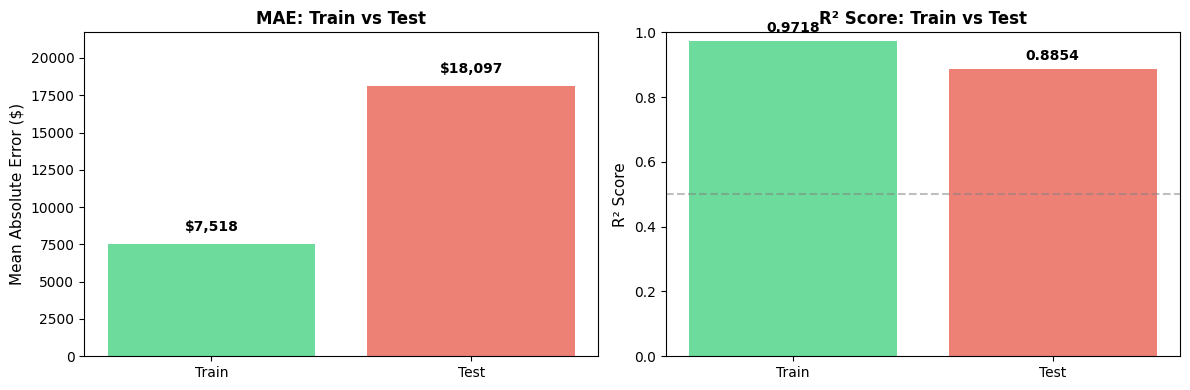
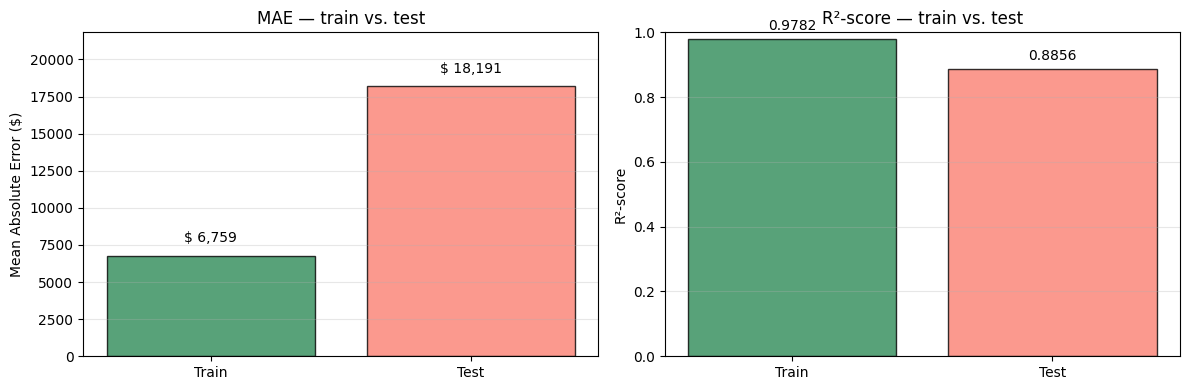
The notebook cell's code change between the first figure and the second:
--- before
+++ after
@@ -1,84 +1,79 @@
 # === STAP 7: Prestatiemetrics Berekenen ===
-# Doel: Twee metrics berekenen op zowel traindata als testdata
-# In: y_true, y_pred (voor zowel train als test)
-# Uit: MAE en R² scores voor beide sets
+
+from sklearn.model_selection import train_test_split
+from sklearn.metrics import mean_absolute_error, r2_score
+
+# Eén expliciete train/test-split (zelfde random_state als elders = consistent)
+X_train, X_test, y_train, y_test = train_test_split(
+    X, y, test_size=0.2, random_state=42
+)
+
+# Model trainen op de trainsplit en voorspellingen maken voor beide sets
+rf.fit(X_train, y_train)
+y_pred_train = rf.predict(X_train)
+y_pred_test  = rf.predict(X_test)
 
 # Metric 1: Mean Absolute Error (MAE)
-# Beschrijving: Gemiddeld absolute verschil tussen werkelijke en voorspelde waarden
-# Voordeel: Eenvoudig interpreteerbaar (in dezelfde eenheid als target)
-# Nadeel: Geeft niet meer gewicht aan grotere fouten
+# Beschrijving: gemiddeld absoluut verschil tussen werkelijke en voorspelde waarden
+# Voordeel: eenvoudig interpreteerbaar (zelfde eenheid als de target, hier $)
+# Nadeel: geeft grotere fouten niet extra gewicht
+mae_train = mean_absolute_error(y_train, y_pred_train)
+mae_test  = mean_absolute_error(y_test, y_pred_test)
 
-mae_train = mean_absolute_error(y_train, y_pred_train)
-mae_test = mean_absolute_error(y_test, y_pred_test)
-
-# Metric 2: R² Score (Coefficient of Determination)
-# Beschrijving: Proportie van variantie in y verklaard door het model
-# Voordeel: Tussen 0-1 (of negatief voor slechte modellen), schaalonafhankelijk
-# Nadeel: Begunstigt meer features, kan overfitting masker
-
+# Metric 2: R²-score (determinatiecoëfficiënt)
+# Beschrijving: aandeel van de variantie in y dat het model verklaart
+# Voordeel: schaalonafhankelijk, doorgaans tussen 0 en 1
+# Nadeel: stijgt bij meer features en kan overfitting maskeren
 r2_train = r2_score(y_train, y_pred_train)
-r2_test = r2_score(y_test, y_pred_test)
+r2_test  = r2_score(y_test, y_pred_test)
 
 # Samenvatting
-print("=" * 60)
-print("PRESTATIEMETRICS - TRAIN VS TEST")
-print("=" * 60)
-print("\nMetric 1: Mean Absolute Error (MAE)")
-print(f"  Train MAE: ${mae_train:,.2f}")
-print(f"  Test MAE:  ${mae_test:,.2f}")
-print(f"  Verschil:  ${abs(mae_test - mae_train):,.2f}")
+print('=' * 60)
+print('PRESTATIEMETRICS — TRAIN VS. TEST')
+print('=' * 60)
 
-print("\nMetric 2: R² Score")
-print(f"  Train R²: {r2_train:.4f}")
-print(f"  Test R²:  {r2_test:.4f}")
-print(f"  Verschil: {abs(r2_test - r2_train):.4f}")
+print('\nMetric 1: Mean Absolute Error (MAE)')
+print(f'  Train MAE : $ {mae_train:,.2f}')
+print(f'  Test MAE  : $ {mae_test:,.2f}')
+print(f'  Verschil  : $ {abs(mae_test - mae_train):,.2f}')
 
-# Analyse
-print("\n" + "=" * 60)
-print("ANALYSE:")
-print("=" * 60)
-if mae_test > mae_train * 1.1:
-    print("⚠️  Test MAE is hoger dan train MAE -> mogelijk overfit")
-else:
-    print("✓ MAE scores zijn vergelijkbaar -> goed generaliseren")
-
-if r2_test < r2_train * 0.95:
-    print("⚠️  Test R² is veel lager dan train R² -> mogelijk overfit")
-else:
-    print("✓ R² scores zijn vergelijkbaar -> goed generaliseren")
-
+print('\nMetric 2: R²-score')
+print(f'  Train R² : {r2_train:.4f}')
+print(f'  Test R²  : {r2_test:.4f}')
+print(f'  Verschil : {abs(r2_test - r2_train):.4f}')
 
 
 # === STAP 8: Visualisatie van Metrics ===
-# Doel: Visueel weergeven van train vs test performance
-# In: mae_train, mae_test, r2_train, r2_test
-# Uit: Twee grafieken ter vergelijking
+
+# Doel: train- vs. testprestatie visueel vergelijken
+# In  : mae_train, mae_test, r2_train, r2_test
+# Uit : twee grafieken ter vergelijking
 
 fig, axes = plt.subplots(1, 2, figsize=(12, 4))
 
-# Grafiek 1: MAE Vergelijking
 metrics_names = ['Train', 'Test']
+colors = ['seagreen', 'salmon']
+
+# Grafiek 1: MAE vergelijking
 mae_values = [mae_train, mae_test]
-colors = ['#2ecc71', '#e74c3c']
+axes[0].bar(metrics_names, mae_values, color=colors, edgecolor='black', alpha=0.8)
+axes[0].set_ylabel('Mean Absolute Error ($)')
+axes[0].set_title('MAE — train vs. test')
+axes[0].set_ylim(0, max(mae_values) * 1.2)
+axes[0].grid(True, alpha=0.3, axis='y')
+for i, v in enumerate(mae_values):
+    axes[0].text(i, v + max(mae_values) * 0.05, f'$ {v:,.0f}', ha='center')
 
-axes[0].bar(metrics_names, mae_values, color=colors, alpha=0.7)
-axes[0].set_ylabel('Mean Absolute Error ($)', fontsize=11)
-axes[0].set_title('MAE: Train vs Test', fontsize=12, fontweight='bold')
-axes[0].set_ylim(0, max(mae_values) * 1.2)
-for i, v in enumerate(mae_values):
-    axes[0].text(i, v + max(mae_values)*0.05, f'${v:,.0f}', ha='center', fontweight='bold')
+# Grafiek 2: R² vergelijking
+r2_values = [r2_train, r2_test]
+axes[1].bar(metrics_names, r2_values, color=colors, edgecolor='black', alpha=0.8)
+axes[1].set_ylabel('R²-score')
+axes[1].set_title('R²-score — train vs. test')
+axes[1].set_ylim(0, 1)
+axes[1].grid(True, alpha=0.3, axis='y')
 
-# Grafiek 2: R² Vergelijking
-r2_values = [r2_train, r2_test]
-axes[1].bar(metrics_names, r2_values, color=colors, alpha=0.7)
-axes[1].set_ylabel('R² Score', fontsize=11)
-axes[1].set_title('R² Score: Train vs Test', fontsize=12, fontweight='bold')
-axes[1].set_ylim(0, 1)
-axes[1].axhline(y=0.5, color='gray', linestyle='--', alpha=0.5, label='Reference (0.5)')
 for i, v in enumerate(r2_values):
-    axes[1].text(i, v + 0.03, f'{v:.4f}', ha='center', fontweight='bold')
+    axes[1].text(i, v + 0.03, f'{v:.4f}', ha='center')
 
 plt.tight_layout()
 plt.show()
-
-print("\nGrafieken weergegeven! Vergelijk train vs test prestaties.")

Commit: Minder Computer